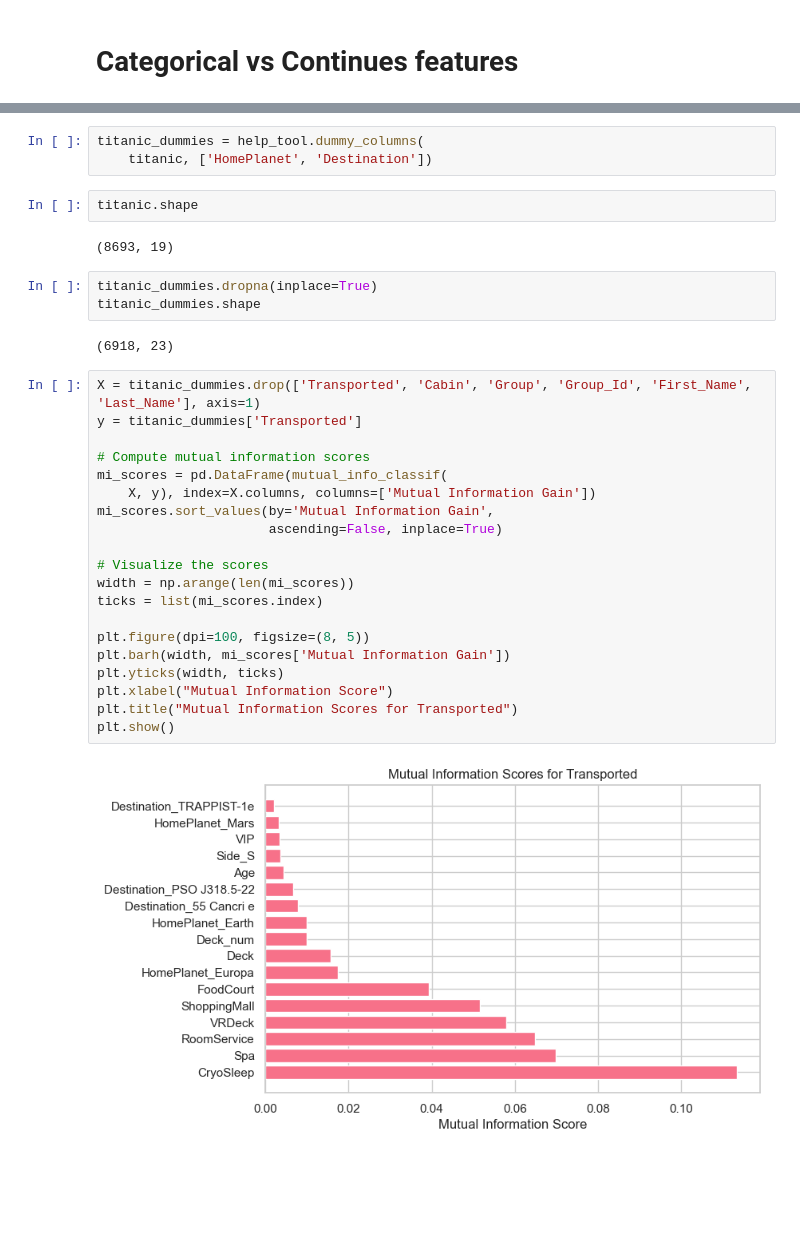
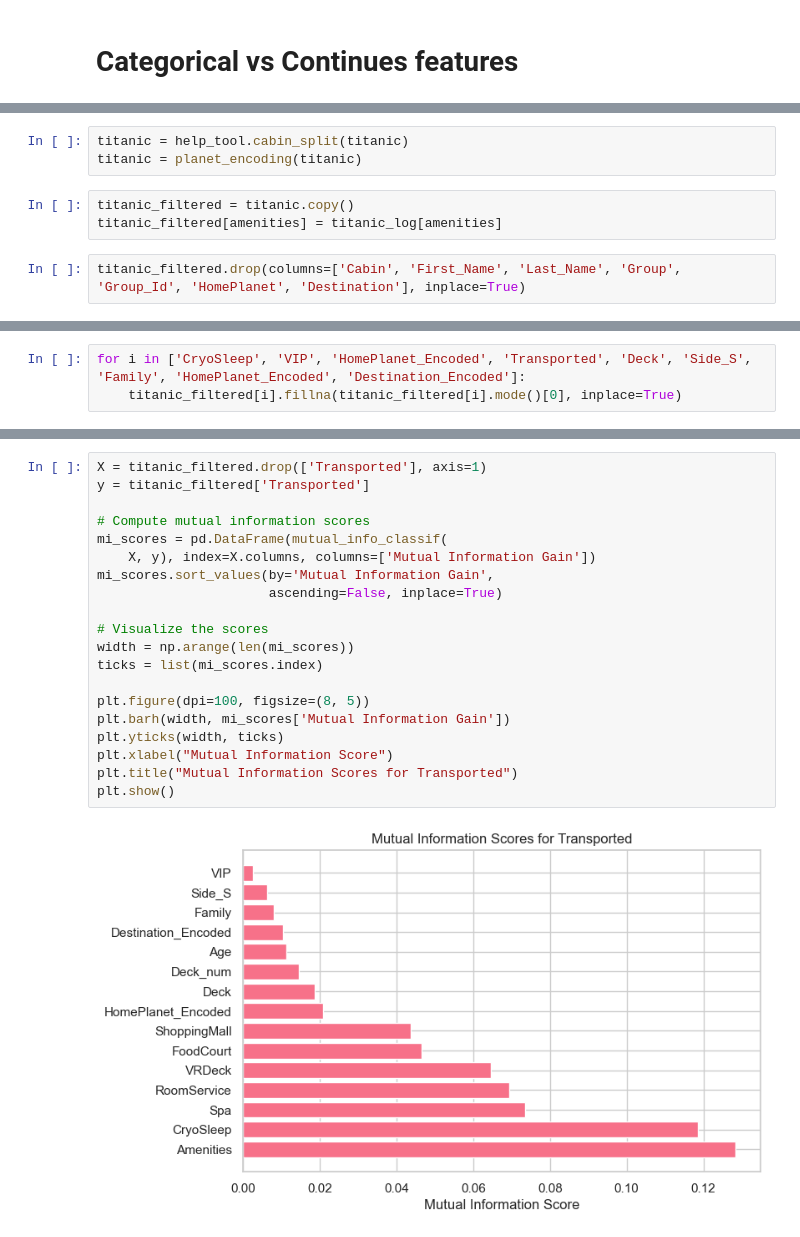
Before and after one commit to gkukse/Spaceship_Titanic, a Jupyter notebook: EDA.ipynb, the cells around one changed output, grey strips where cells are left out. Cells and saved outputs as stored; diff of their text form; blank space fills up the shorter version.

```diff
--- a/EDA.ipynb
+++ b/EDA.ipynb
@@ -404,0 +451,8 @@ plt.show()
+# %%
+titanic = help_tool.cabin_split(titanic)
+titanic = planet_encoding(titanic)
+# %%
+titanic_filtered = titanic.copy()
+titanic_filtered[amenities] = titanic_log[amenities]
+# %%
+titanic_filtered.drop(columns=['Cabin', 'First_Name', 'Last_Name', 'Group', 'Group_Id', 'HomePlanet', 'Destination'], inplace=True)
@@ -404,0 +484,3 @@ plt.show()
+# %%
+for i in ['CryoSleep', 'VIP', 'HomePlanet_Encoded', 'Transported', 'Deck', 'Side_S', 'Family', 'HomePlanet_Encoded', 'Destination_Encoded']:
+    titanic_filtered[i].fillna(titanic_filtered[i].mode()[0], inplace=True)
@@ -422,34 +493,22 @@ help_tool.heatmap(titanic_dummies,
-# %%
-titanic_dummies = help_tool.dummy_columns(
-    titanic, ['HomePlanet', 'Destination'])
-# %%
-titanic.shape
-# %% [output]
-(8693, 19)
-# %%
-titanic_dummies.dropna(inplace=True)
-titanic_dummies.shape
-# %% [output]
-(6918, 23)
 # %%
-X = titanic_dummies.drop(['Transported', 'Cabin', 'Group', 'Group_Id', 'First_Name', 'Last_Name'], axis=1)
-y = titanic_dummies['Transported']
+X = titanic_filtered.drop(['Transported'], axis=1)
+y = titanic_filtered['Transported']
 
 # Compute mutual information scores
 mi_scores = pd.DataFrame(mutual_info_classif(
     X, y), index=X.columns, columns=['Mutual Information Gain'])
 mi_scores.sort_values(by='Mutual Information Gain',
                       ascending=False, inplace=True)
 
 # Visualize the scores
 width = np.arange(len(mi_scores))
 ticks = list(mi_scores.index)
 
 plt.figure(dpi=100, figsize=(8, 5))
 plt.barh(width, mi_scores['Mutual Information Gain'])
 plt.yticks(width, ticks)
 plt.xlabel("Mutual Information Score")
 plt.title("Mutual Information Scores for Transported")
 plt.show()
 # %% [output]
-[figure, old version]
+[figure, new version]
```
Also changed, not shown: parts of 88 cells of this notebook, 2 other files.
